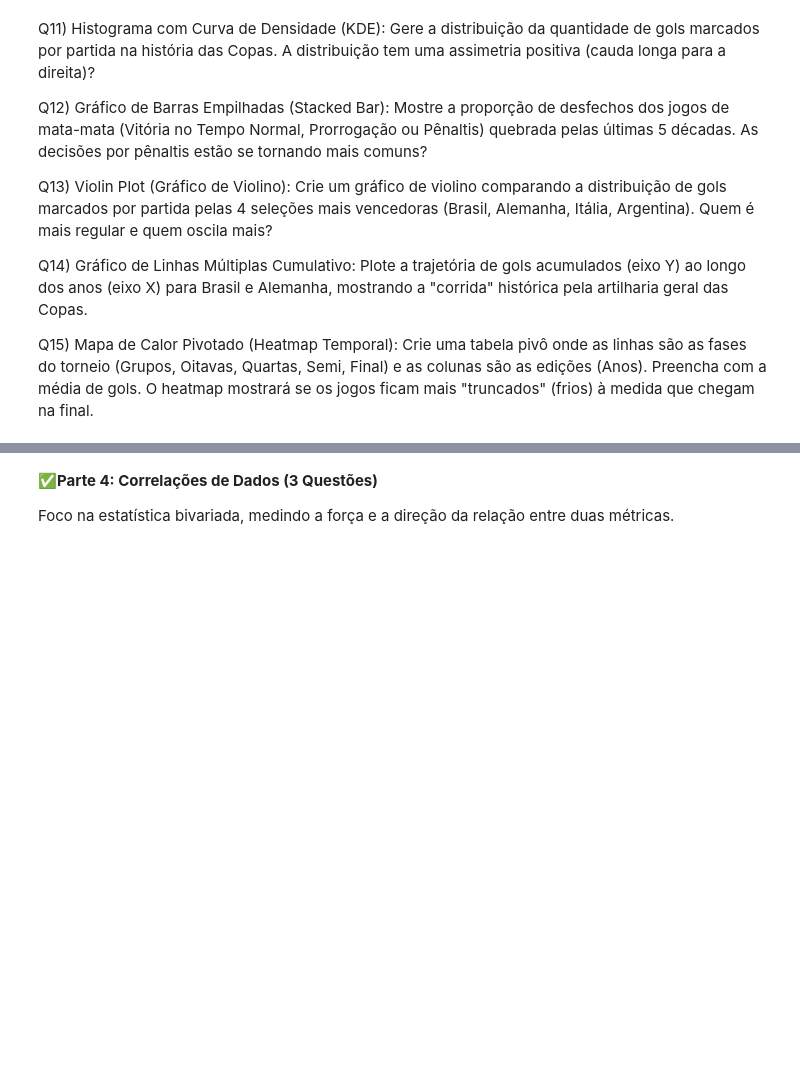
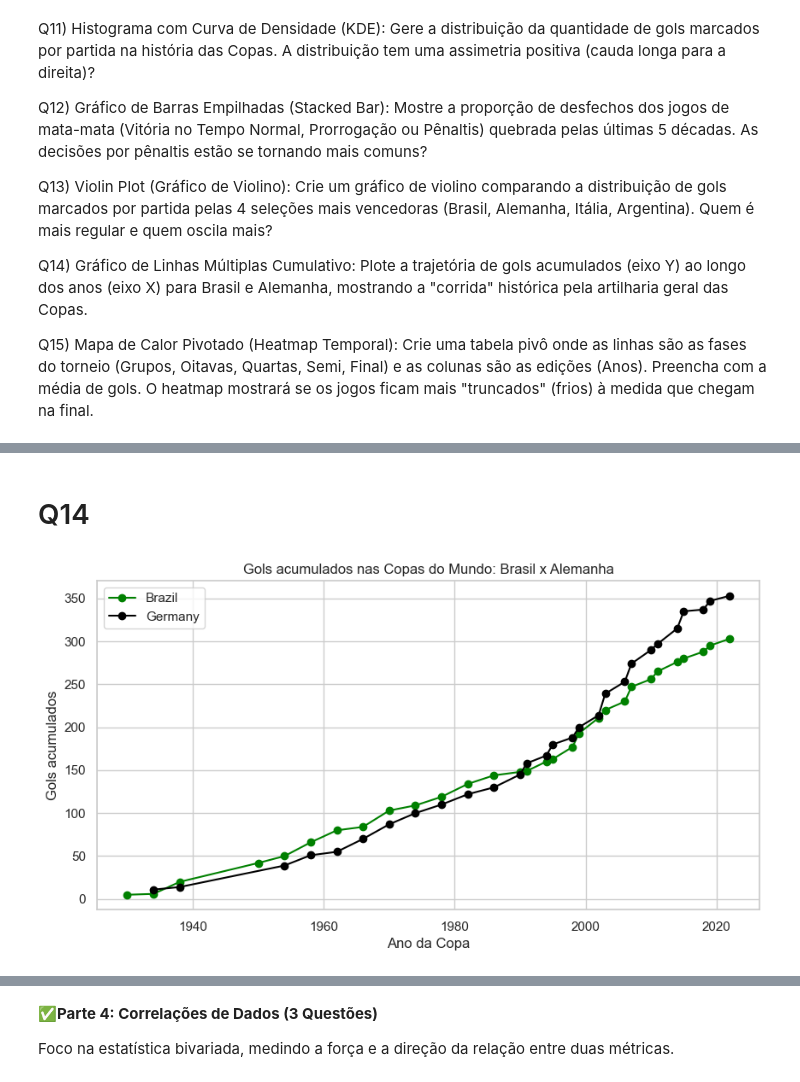
Before and after one commit to gabrielreisz/fifa-world-cup-analytics, a Jupyter notebook: notebooks/FCD_TP_AnaCampos_GabrielReis.ipynb, the cells around one changed output, grey strips where cells are left out. Drawn from its saved outputs; the diff is of its cells as text; code cells hidden in the pictures; blank space fills up the shorter version.

```diff
--- a/notebooks/FCD_TP_AnaCampos_GabrielReis.ipynb
+++ b/notebooks/FCD_TP_AnaCampos_GabrielReis.ipynb
@@ -317,0 +526,21 @@ Q15) Mapa de Calor Pivotado (Heatmap Temporal): Crie uma tabela pivô onde as li
+# %% [markdown]
+# Q14
+# %%
+dois = df_equipes[df_equipes['equipe_norm'].isin(['Brazil', 'Germany'])]
+
+# gols por time por ano, depois soma acumulada
+gols_ano = dois.groupby(['equipe_norm', 'year'])['gols_feitos'].sum().reset_index()
+gols_ano['acumulado'] = gols_ano.groupby('equipe_norm')['gols_feitos'].cumsum()
+
+plt.figure(figsize=(10, 5))
+for time, cor in [('Brazil', 'green'), ('Germany', 'black')]:
+    d = gols_ano[gols_ano['equipe_norm'] == time]
+    plt.plot(d['year'], d['acumulado'], marker='o', label=time, color=cor)
+
+plt.title('Gols acumulados nas Copas do Mundo: Brasil x Alemanha')
+plt.xlabel('Ano da Copa')
+plt.ylabel('Gols acumulados')
+plt.legend()
+plt.show()
+# %% [output]
+[figure, added]
```
Also changed, not shown: parts of 22 cells of this notebook.
